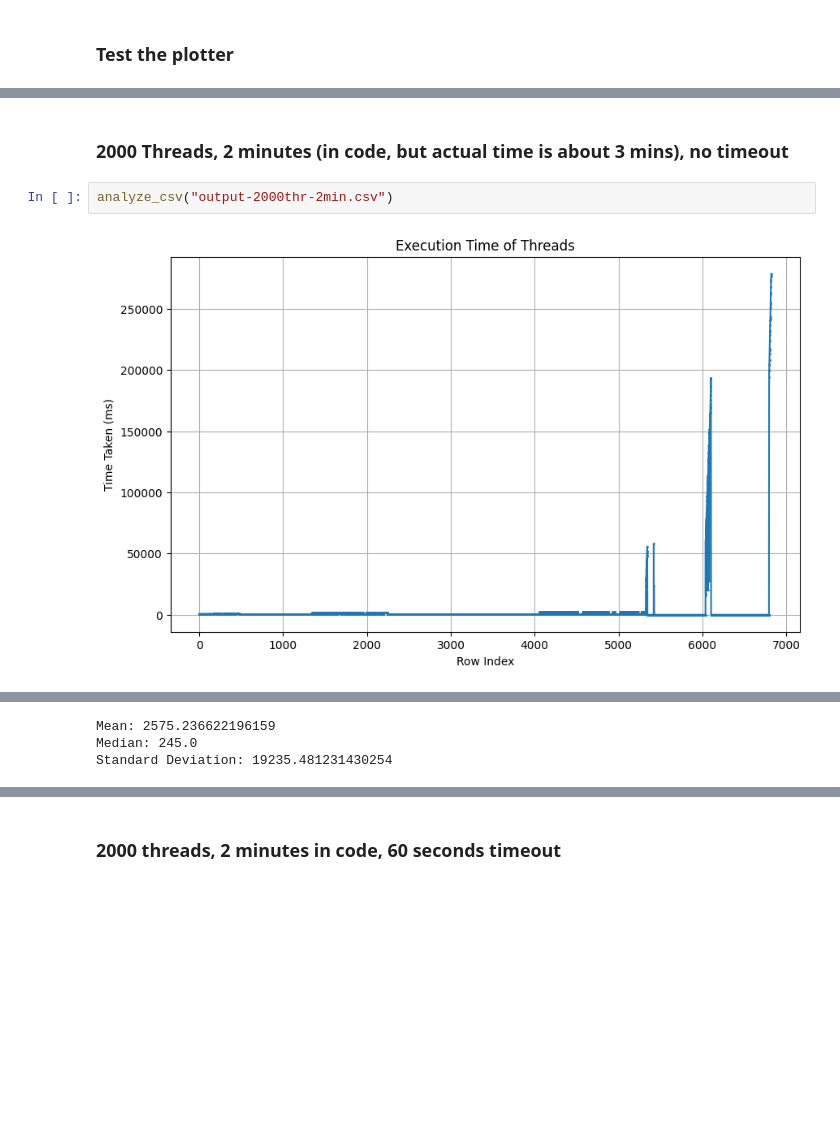
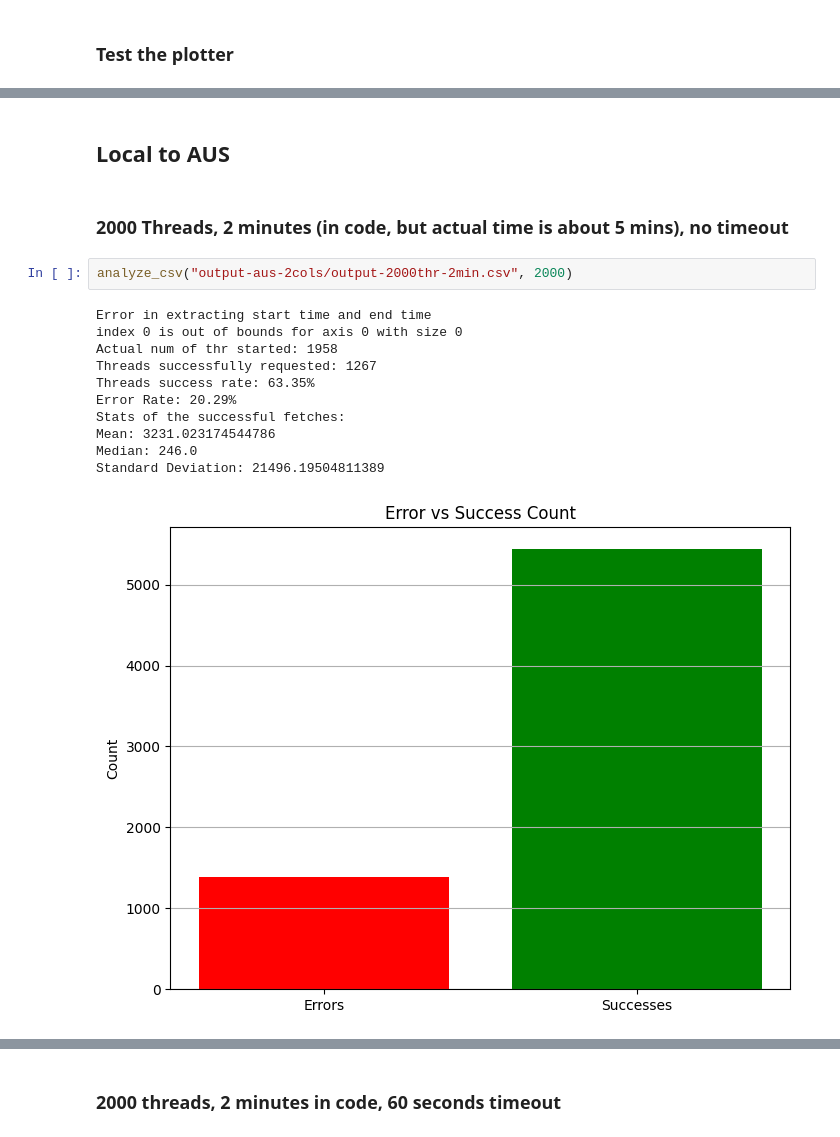
Before and after one commit to domomm/yomar_dapp_course, a Jupyter notebook: dsgt1-rmi/csv-analyzers.ipynb, the cells around one changed output, grey strips where cells are left out. Cells and saved outputs as stored; diff of their text form; blank space fills up the shorter version.

Commit message:
lots of progress in rmi, did local to aus too, now the actual correct comm lol

```diff
--- a/dsgt1-rmi/csv-analyzers.ipynb
+++ b/dsgt1-rmi/csv-analyzers.ipynb
@@ -67,6 +129,18 @@ Standard Deviation: 110.20811325706349
+# %% [markdown]
+## Local to AUS
 # %% [markdown]
-### 2000 Threads, 2 minutes (in code, but actual time is about 3 mins), no timeout
+### 2000 Threads, 2 minutes (in code, but actual time is about 5 mins), no timeout
 # %%
-analyze_csv("output-2000thr-2min.csv")
+analyze_csv("output-aus-2cols/output-2000thr-2min.csv", 2000)
 # %% [output]
+Error in extracting start time and end time
+index 0 is out of bounds for axis 0 with size 0
+Actual num of thr started: 1958
+Threads successfully requested: 1267
+Threads success rate: 63.35%
+Error Rate: 20.29%
+Stats of the successful fetches:
+Mean: 3231.023174544786
+Median: 246.0
+Standard Deviation: 21496.19504811389
-[figure, old version]
+[figure, new version]
@@ -74,3 +147,0 @@ analyze_csv("output-2000thr-2min.csv")
-Mean: 2575.236622196159
-Median: 245.0
-Standard Deviation: 19235.481231430254
```
Also changed, not shown: parts of 19 cells of this notebook, 35 other files.
